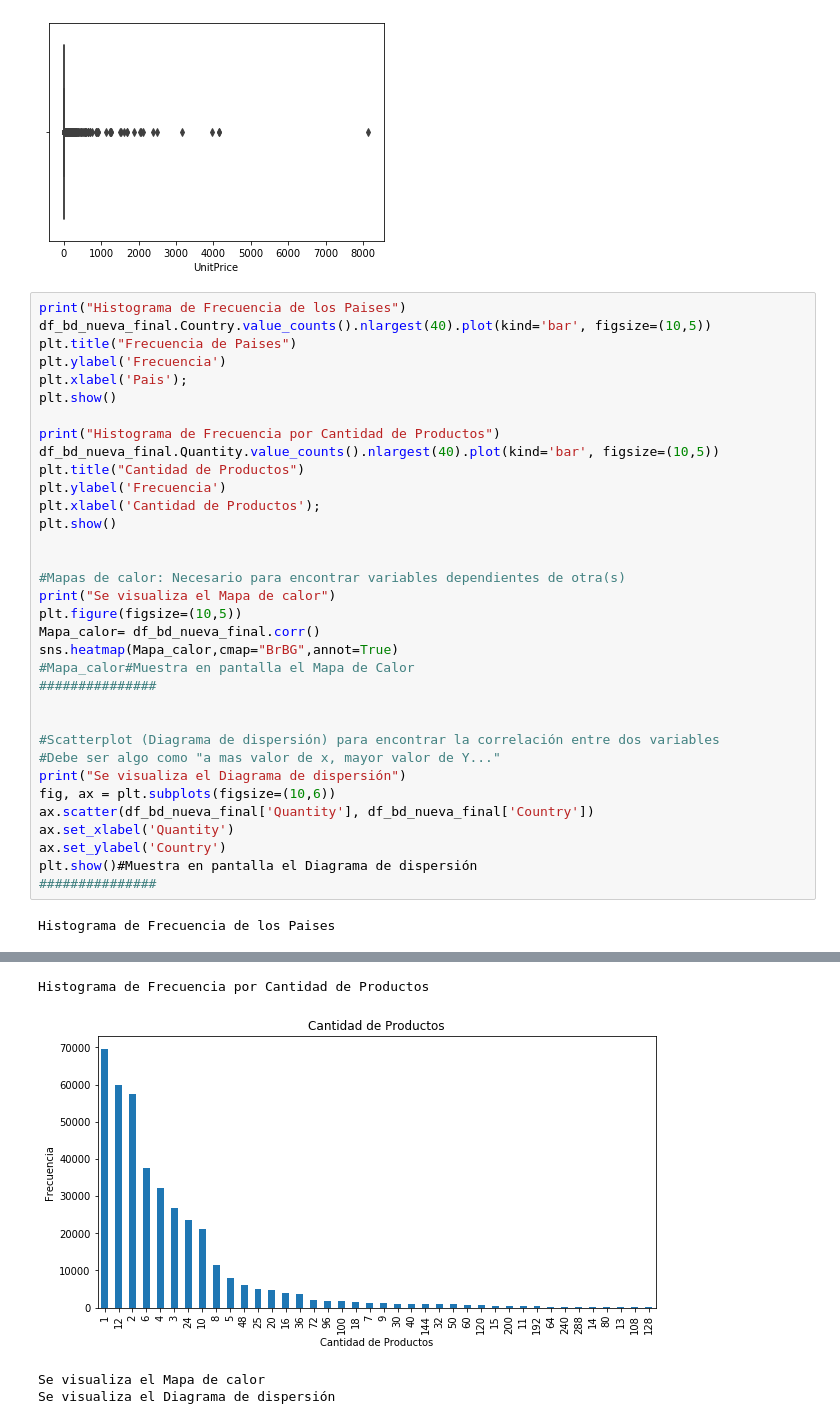
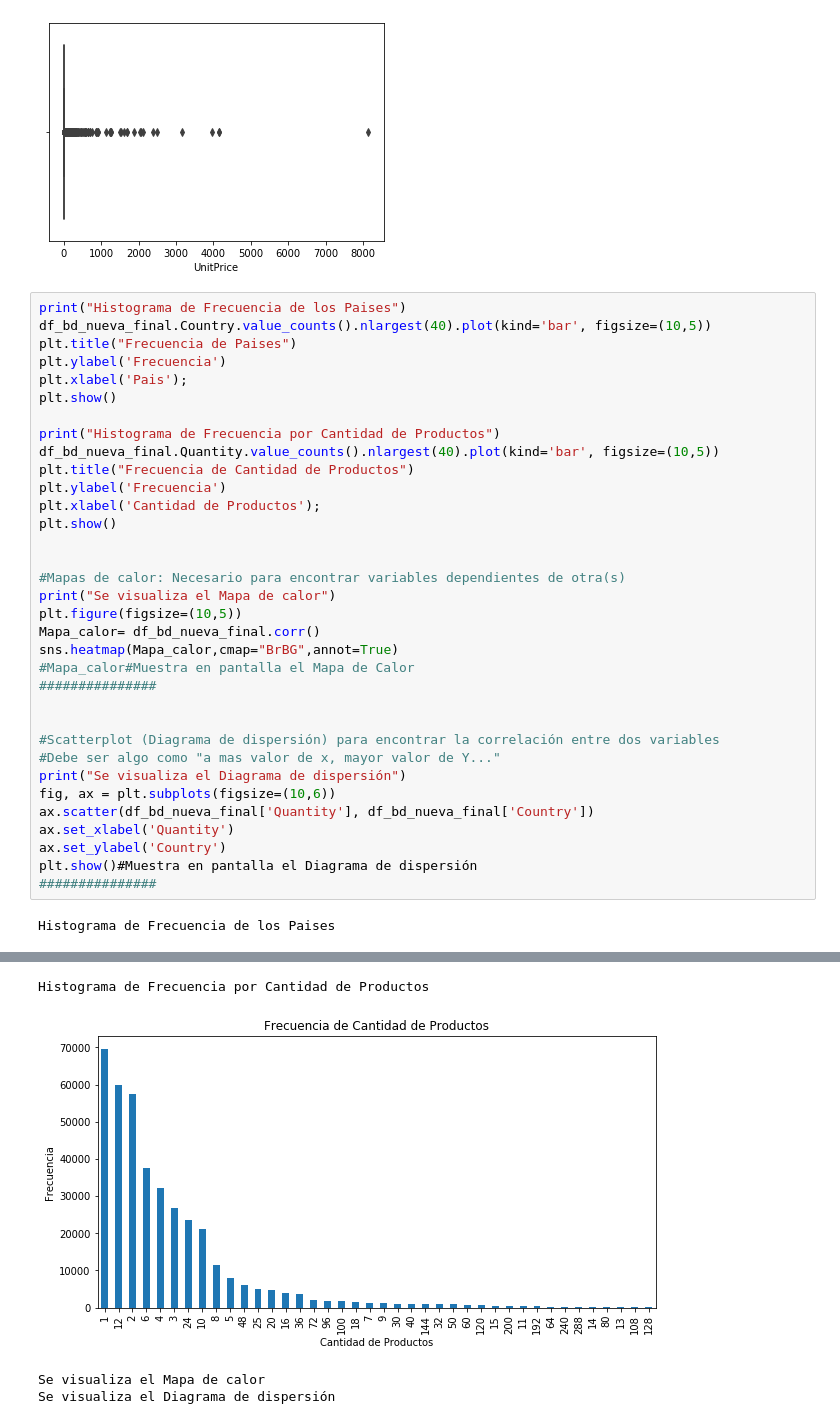
Before and after one commit to koyukil/CienciaDeDatos, a Jupyter notebook: codigo/Preprocesamiento - Jupiter.ipynb, the cells around one changed output, grey strips where cells are left out. Drawn from its saved outputs; the diff is of its cells as text.

```diff
--- a/codigo/Preprocesamiento - Jupiter.ipynb
+++ b/codigo/Preprocesamiento - Jupiter.ipynb
@@ -170,35 +170,35 @@ plt.show()
 
 print("Histograma de Frecuencia por Cantidad de Productos")
 df_bd_nueva_final.Quantity.value_counts().nlargest(40).plot(kind='bar', figsize=(10,5))
-plt.title("Cantidad de Productos")
+plt.title("Frecuencia de Cantidad de Productos")
 plt.ylabel('Frecuencia')
 plt.xlabel('Cantidad de Productos');
 plt.show()
 
 
 #Mapas de calor: Necesario para encontrar variables dependientes de otra(s)
 print("Se visualiza el Mapa de calor")
 plt.figure(figsize=(10,5))
 Mapa_calor= df_bd_nueva_final.corr()
 sns.heatmap(Mapa_calor,cmap="BrBG",annot=True)
 #Mapa_calor#Muestra en pantalla el Mapa de Calor
 ###############
 
 
 #Scatterplot (Diagrama de dispersión) para encontrar la correlación entre dos variables
 #Debe ser algo como "a mas valor de x, mayor valor de Y..."
 print("Se visualiza el Diagrama de dispersión")
 fig, ax = plt.subplots(figsize=(10,6))
 ax.scatter(df_bd_nueva_final['Quantity'], df_bd_nueva_final['Country'])
 ax.set_xlabel('Quantity')
 ax.set_ylabel('Country')
 plt.show()#Muestra en pantalla el Diagrama de dispersión
 ###############
 # %% [output]
 Histograma de Frecuencia de los Paises
 [figure]
 Histograma de Frecuencia por Cantidad de Productos
-[figure, old version]
+[figure, new version]
 Se visualiza el Mapa de calor
 Se visualiza el Diagrama de dispersión
 [figure]
```
